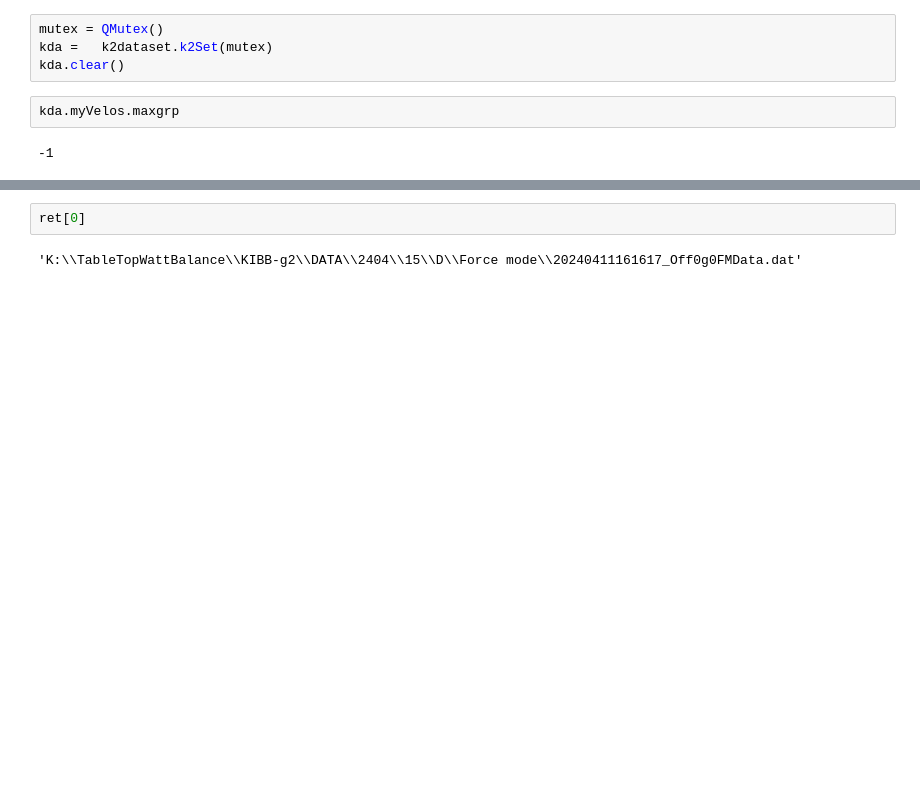
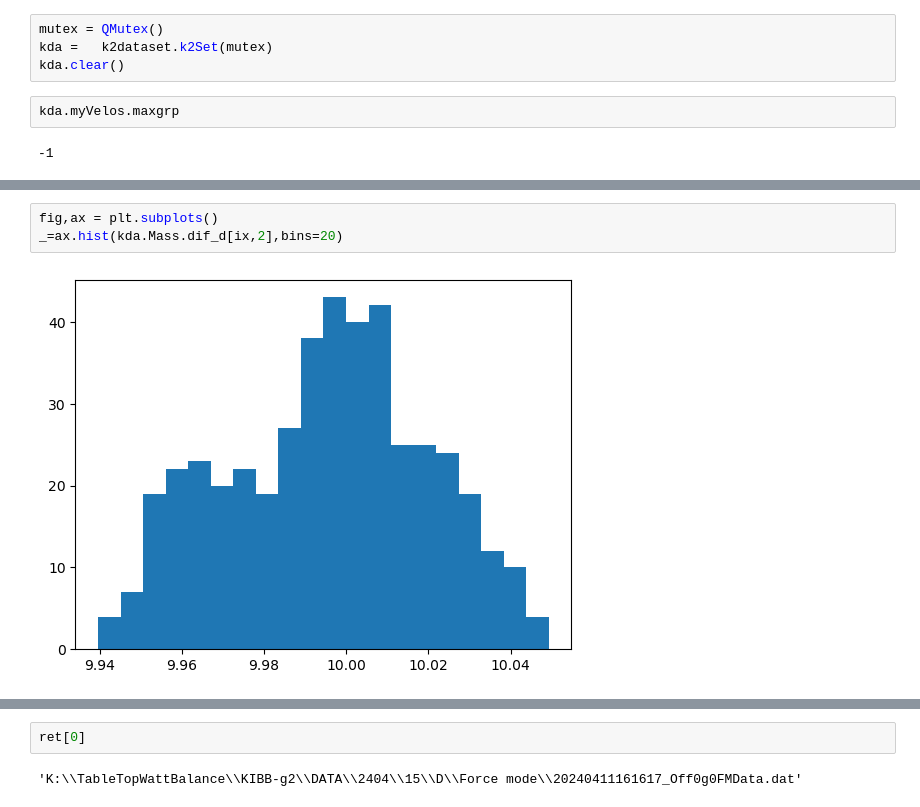
Before and after one commit to usnistgov/kibbg2, a Jupyter notebook: testbed.ipynb, the cells around one changed output, grey strips where cells are left out. Drawn from its saved outputs; the diff is of its cells as text; blank space fills up the shorter version.

```diff
--- a/testbed.ipynb
+++ b/testbed.ipynb
@@ -64 +88,6 @@ for k in range(maxgrp+1):
+# %%
+fig,ax = plt.subplots()
+_=ax.hist(kda.Mass.dif_d[ix,2],bins=20)
+# %% [output]
+[figure, added]
 # %%
```
Also changed, not shown: parts of 6 cells of this notebook, 2 other files.
